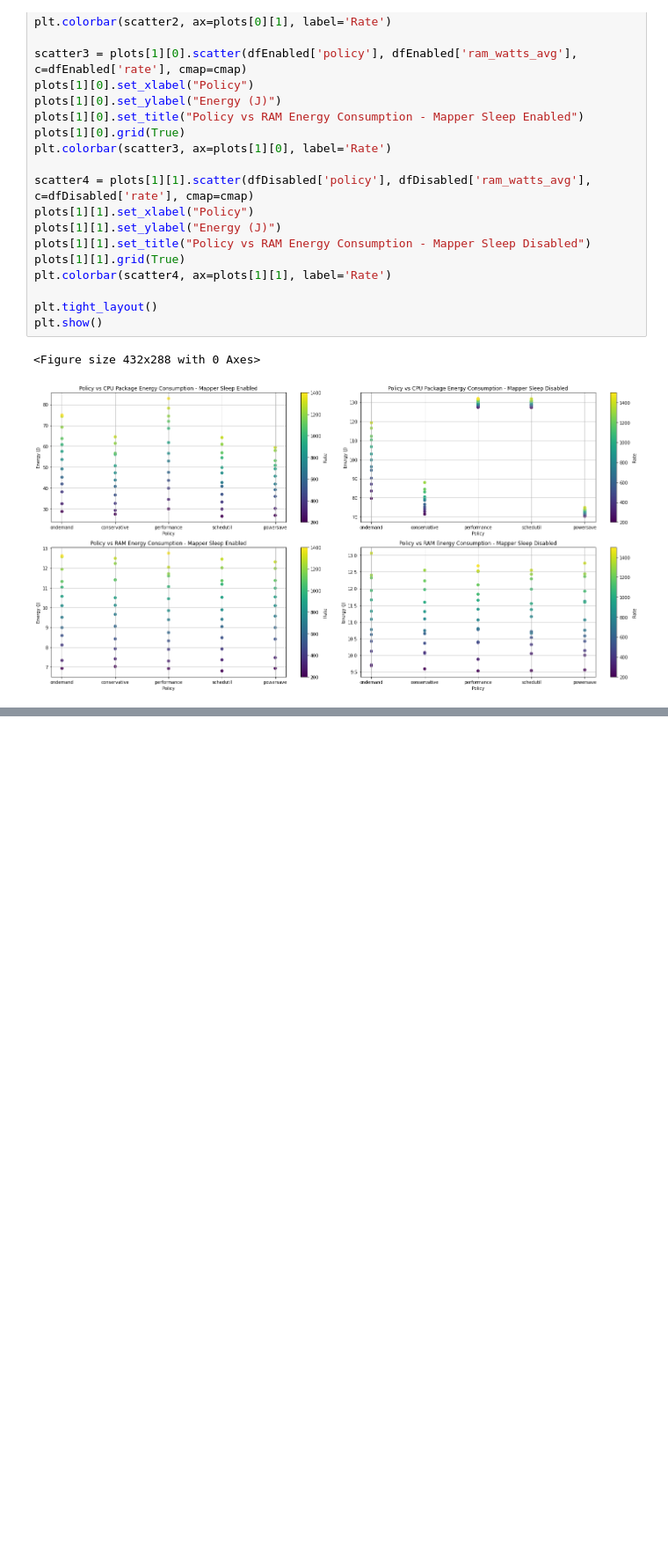
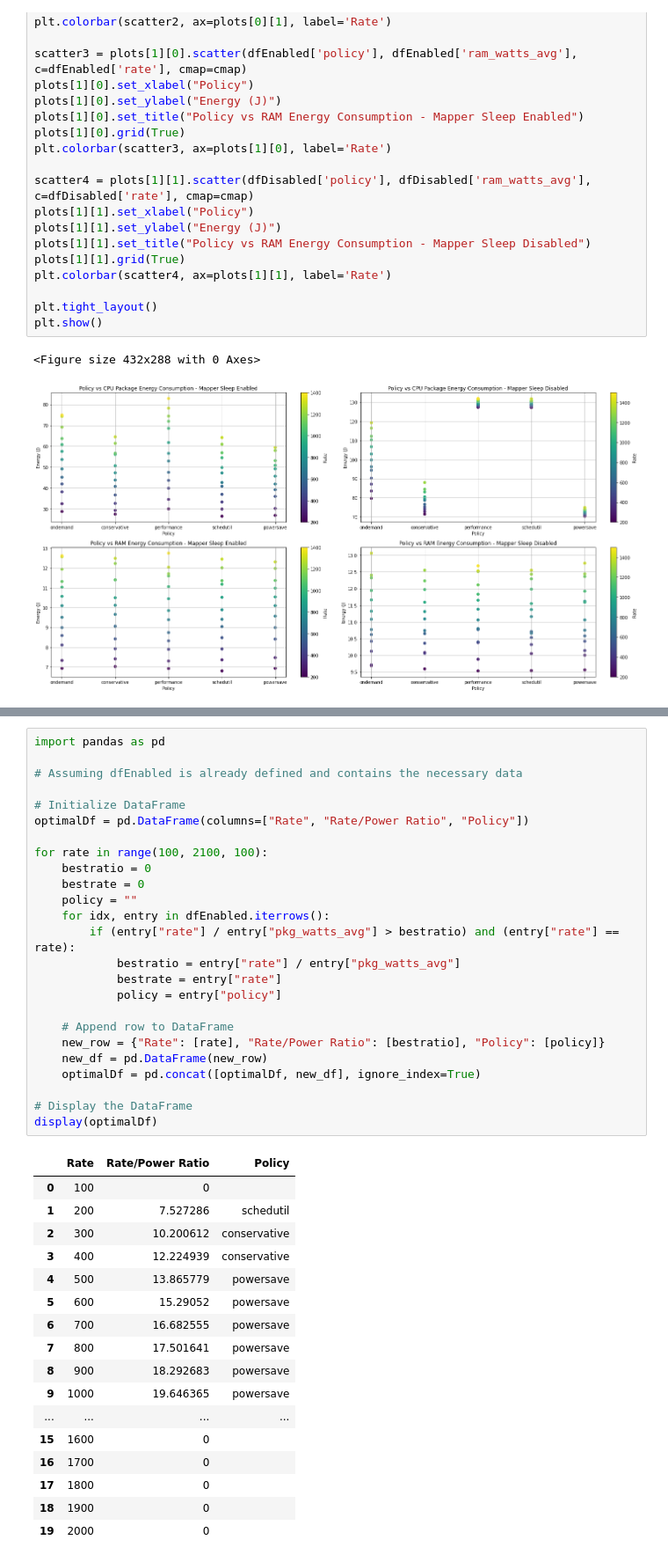
Before and after one commit to EEStrmCmptng/experiment-scripts, a Jupyter notebook: jg/cstate-experiments/cstate-flink-query1/cstate_flink_query1.ipynb, the cells around one changed output, grey strips where cells are left out. Shown at 88% size. Drawn from its saved outputs; the diff is of its cells as text; blank space fills up the shorter version.

```diff
--- a/jg/cstate-experiments/cstate-flink/cstate_flink.ipynb
+++ b/jg/cstate-experiments/cstate-flink-query1/cstate_flink_query1.ipynb
@@ -176,0 +170,43 @@ Best Rate/Power ratio with sleep disabled:  18.701576275714668 1400 powersave
+# %%
+import pandas as pd
+
+# Assuming dfEnabled is already defined and contains the necessary data
+
+# Initialize DataFrame
+optimalDf = pd.DataFrame(columns=["Rate", "Rate/Power Ratio", "Policy"])
+
+for rate in range(100, 2100, 100):
+    bestratio = 0
+    bestrate = 0
+    policy = ""
+    for idx, entry in dfEnabled.iterrows():
+        if (entry["rate"] / entry["pkg_watts_avg"] > bestratio) and (entry["rate"] == rate):
+            bestratio = entry["rate"] / entry["pkg_watts_avg"]
+            bestrate = entry["rate"]
+            policy = entry["policy"]
+
+    # Append row to DataFrame
+    new_row = {"Rate": [rate], "Rate/Power Ratio": [bestratio], "Policy": [policy]}
+    new_df = pd.DataFrame(new_row)
+    optimalDf = pd.concat([optimalDf, new_df], ignore_index=True)
+
+# Display the DataFrame
+display(optimalDf)
+# %% [output]
+|  | Rate | Rate/Power Ratio | Policy |
+| 0 | 100 | 0 |  |
+| 1 | 200 | 7.527286 | schedutil |
+| 2 | 300 | 10.200612 | conservative |
+| 3 | 400 | 12.224939 | conservative |
+| 4 | 500 | 13.865779 | powersave |
+| 5 | 600 | 15.29052 | powersave |
+| 6 | 700 | 16.682555 | powersave |
+| 7 | 800 | 17.501641 | powersave |
+| 8 | 900 | 18.292683 | powersave |
+| 9 | 1000 | 19.646365 | powersave |
+| ... | ... | ... | ... |
+| 15 | 1600 | 0 |  |
+| 16 | 1700 | 0 |  |
+| 17 | 1800 | 0 |  |
+| 18 | 1900 | 0 |  |
+| 19 | 2000 | 0 |  |
```
Also changed, not shown: parts of 2 cells of this notebook, 8 other files.
